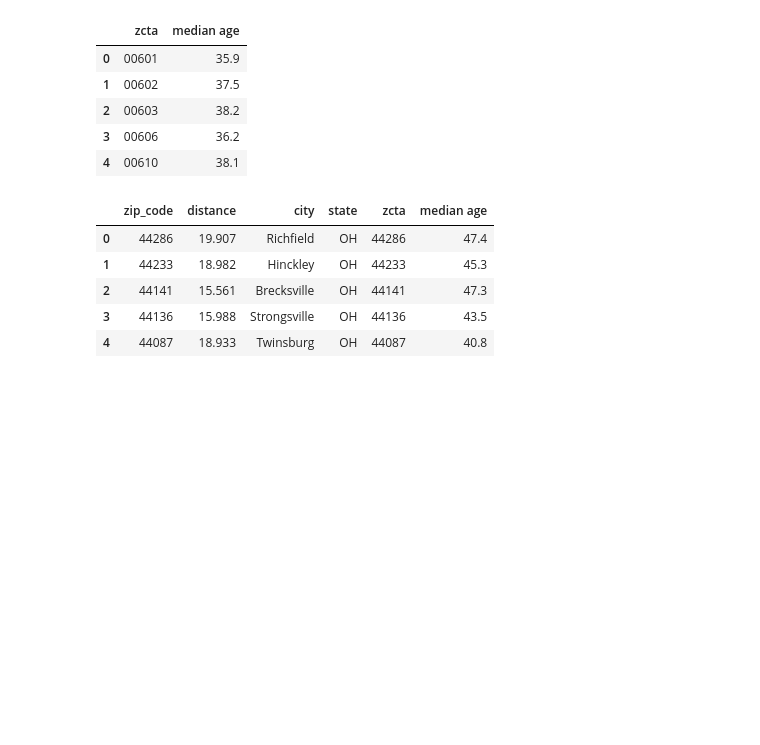
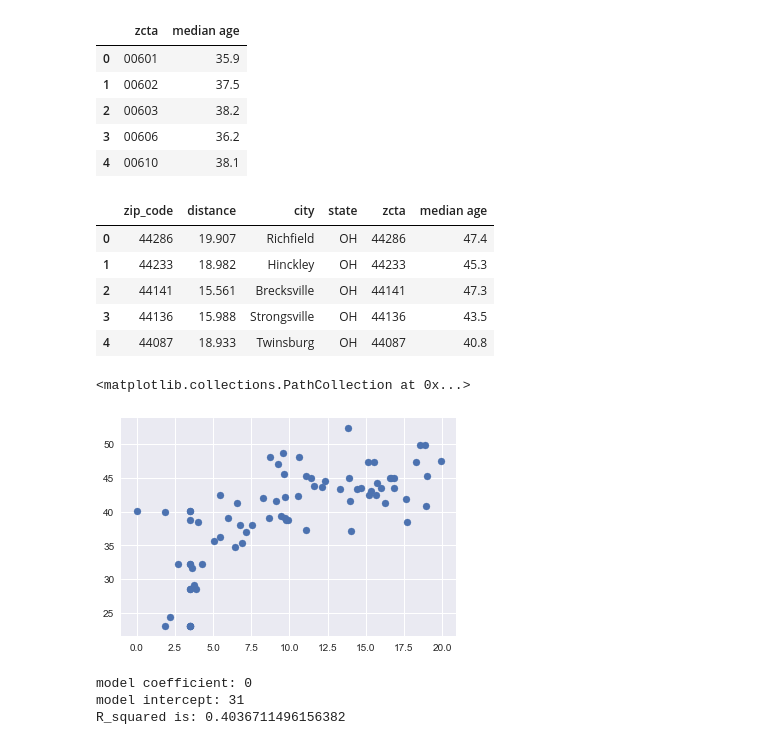
Before and after one commit to Gomesm450/Project-1, a Jupyter notebook: project_draft_code.ipynb, the cells around one changed output. Cells and saved outputs as stored; diff of their text form; code cells hidden in the pictures; blank space fills up the shorter version.

```diff
--- a/project_draft_code.ipynb
+++ b/project_draft_code.ipynb
@@ -126,3 +126,30 @@ cle_final.head()
 | 2 | 44141 | 15.561 | Brecksville | OH | 44141 | 47.3 |
 | 3 | 44136 | 15.988 | Strongsville | OH | 44136 | 43.5 |
 | 4 | 44087 | 18.933 | Twinsburg | OH | 44087 | 40.8 |
+# %%
+plt.scatter(cle_final['distance'],cle_final['median age'])
+# %% [output]
+<matplotlib.collections.PathCollection at 0x...>
+[figure, added]
+# %%
+from sklearn.linear_model import Ridge
+from sklearn.preprocessing import PolynomialFeatures
+from sklearn.pipeline import make_pipeline
+from sklearn.model_selection import train_test_split
+from sklearn.metrics import r2_score
+
+X_train, X_test, y_train, y_test = train_test_split(cle_final['distance'],cle_final['median age'],test_size= 0.2, random_state = 1)
+
+# Model to fit a linear line
+model = Ridge()
+model.fit((X_train[:, np.newaxis]),y_train)
+xfit = np.linspace(0, 30,10 )
+yfit = model.predict(xfit[:, np.newaxis])
+print(f'model coefficient: {int(model.coef_)}')
+print(f'model intercept: {int(model.intercept_)}')
+y_predict = model.predict(X_test[:, np.newaxis])
+print (f'R_squared is: {r2_score(y_test,y_predict)}')
+# %% [output]
+model coefficient: 0
+model intercept: 31
+R_squared is: 0.4036711496156382
```
Also changed, not shown: parts of 5 cells of this notebook, 7 other files.
